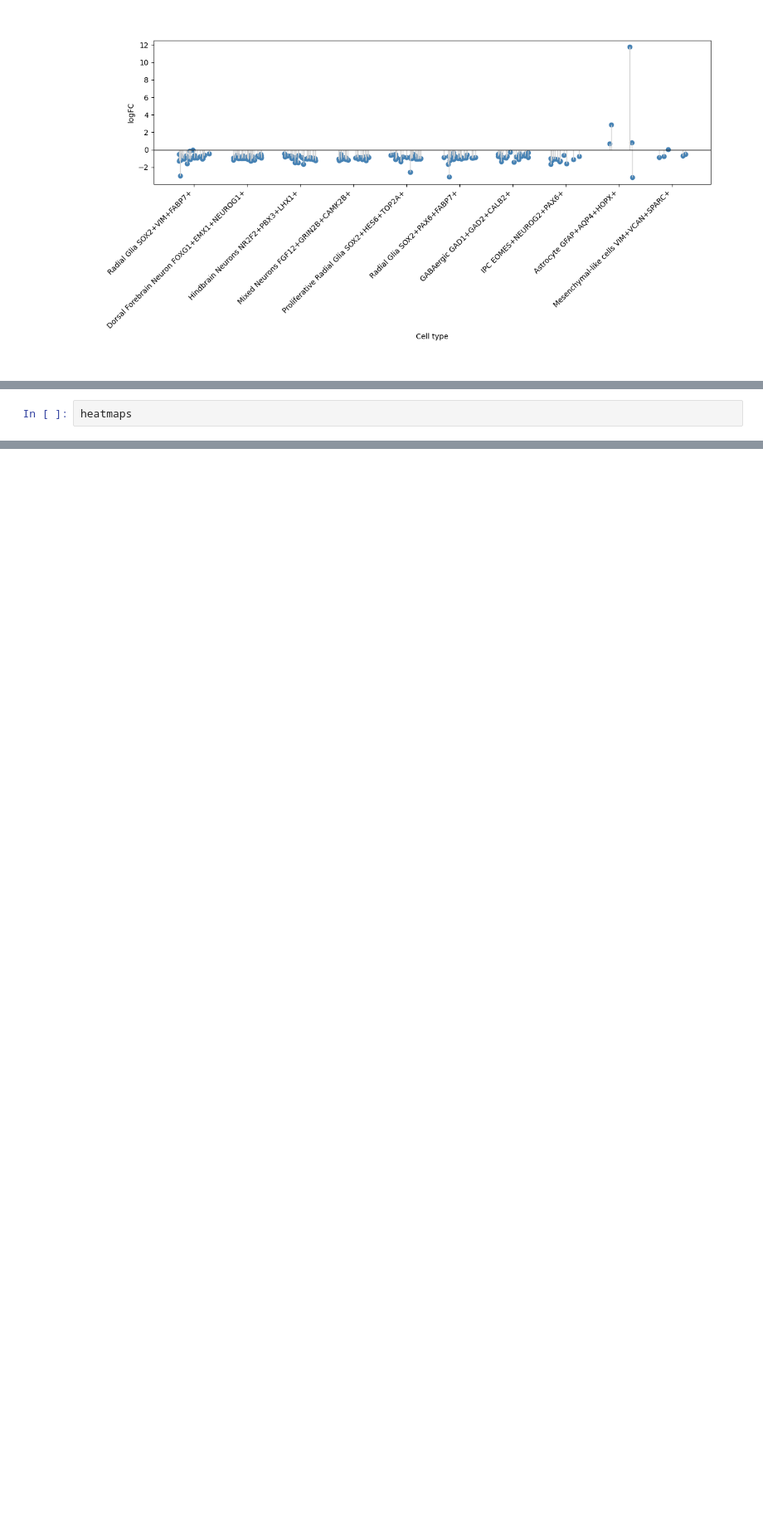
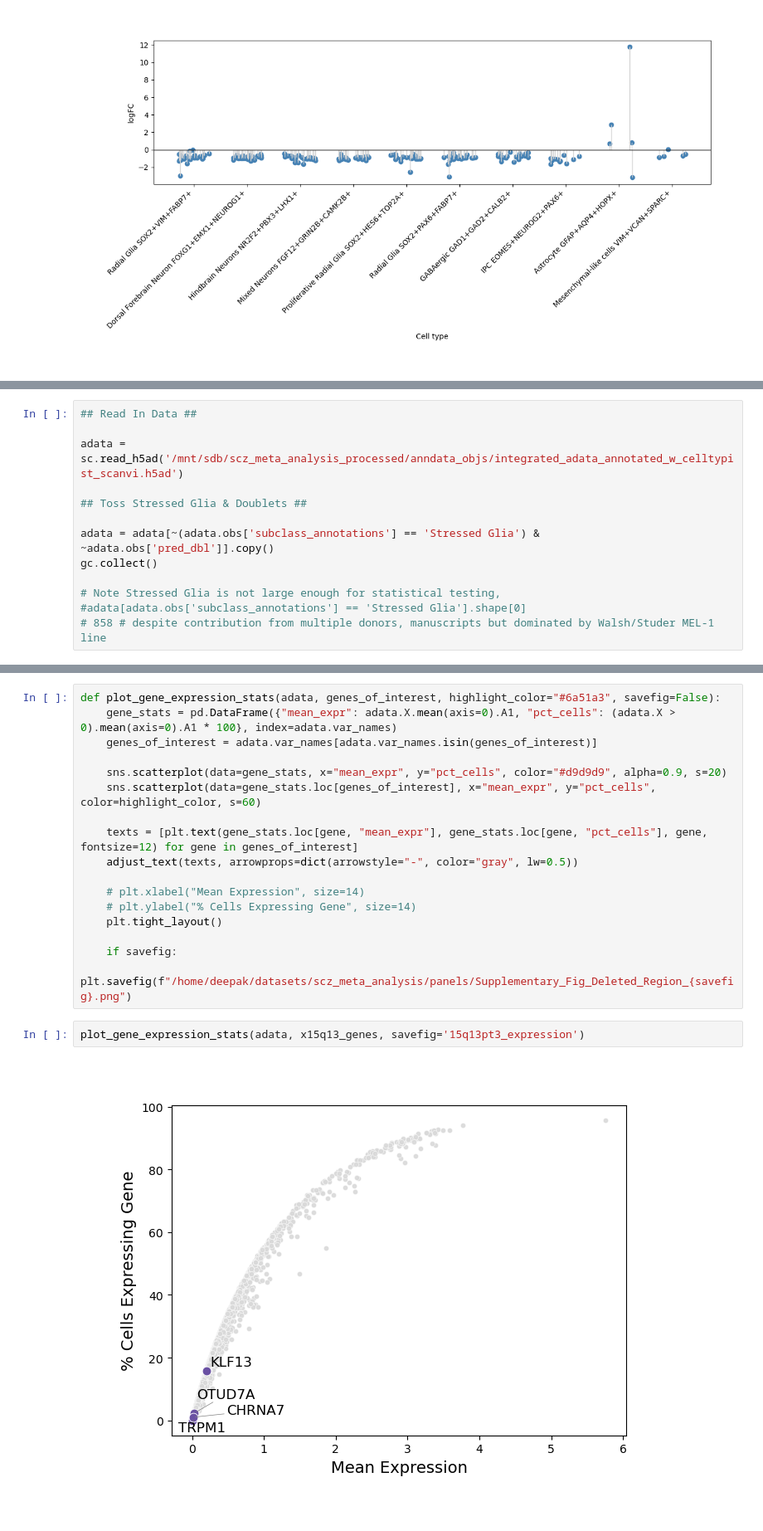
Before and after one commit to deepak-kaji/schizophrenia_organoid_convergence, a Jupyter notebook: Figures/Supplementary_Figure_Deleted_Regions.ipynb, the cells around one changed output, grey strips where cells are left out. Shown at 83% size. Drawn from its saved outputs; the diff is of its cells as text; blank space fills up the shorter version.

```diff
--- a/Figures/Supplementary_Figure_Deleted_Regions.ipynb
+++ b/Figures/Supplementary_Figure_Deleted_Regions.ipynb
@@ -451,5 +442,16 @@ for name, df in heatmaps_aligned.items():
 [figure]
 [figure]
 # %%
-heatmaps
+## Read In Data ##
+
+adata = sc.read_h5ad('/mnt/sdb/scz_meta_analysis_processed/anndata_objs/integrated_adata_annotated_w_celltypist_scanvi.h5ad')
+
+## Toss Stressed Glia & Doublets ##
+
+adata = adata[~(adata.obs['subclass_annotations'] == 'Stressed Glia') & ~adata.obs['pred_dbl']].copy()
+gc.collect()
+
+# Note Stressed Glia is not large enough for statistical testing,
+#adata[adata.obs['subclass_annotations'] == 'Stressed Glia'].shape[0]
+# 858 # despite contribution from multiple donors, manuscripts but dominated by Walsh/Studer MEL-1 line
 # %% [output]
@@ -472,0 +459,21 @@ heatmaps
+# %%
+def plot_gene_expression_stats(adata, genes_of_interest, highlight_color="#6a51a3", savefig=False):
+    gene_stats = pd.DataFrame({"mean_expr": adata.X.mean(axis=0).A1, "pct_cells": (adata.X > 0).mean(axis=0).A1 * 100}, index=adata.var_names)
+    genes_of_interest = adata.var_names[adata.var_names.isin(genes_of_interest)]
+
+    sns.scatterplot(data=gene_stats, x="mean_expr", y="pct_cells", color="#d9d9d9", alpha=0.9, s=20)
+    sns.scatterplot(data=gene_stats.loc[genes_of_interest], x="mean_expr", y="pct_cells", color=highlight_color, s=60)
+
+    texts = [plt.text(gene_stats.loc[gene, "mean_expr"], gene_stats.loc[gene, "pct_cells"], gene, fontsize=12) for gene in genes_of_interest]
+    adjust_text(texts, arrowprops=dict(arrowstyle="-", color="gray", lw=0.5))
+
+    # plt.xlabel("Mean Expression", size=14)
+    # plt.ylabel("% Cells Expressing Gene", size=14)
+    plt.tight_layout()
+
+    if savefig:
+        plt.savefig(f"/home/deepak/datasets/scz_meta_analysis/panels/Supplementary_Fig_Deleted_Region_{savefig}.png")
+# %%
+plot_gene_expression_stats(adata, x15q13_genes, savefig='15q13pt3_expression')
+# %% [output]
+[figure, added]
```
Also changed, not shown: parts of 9 cells of this notebook, 8 other files.
